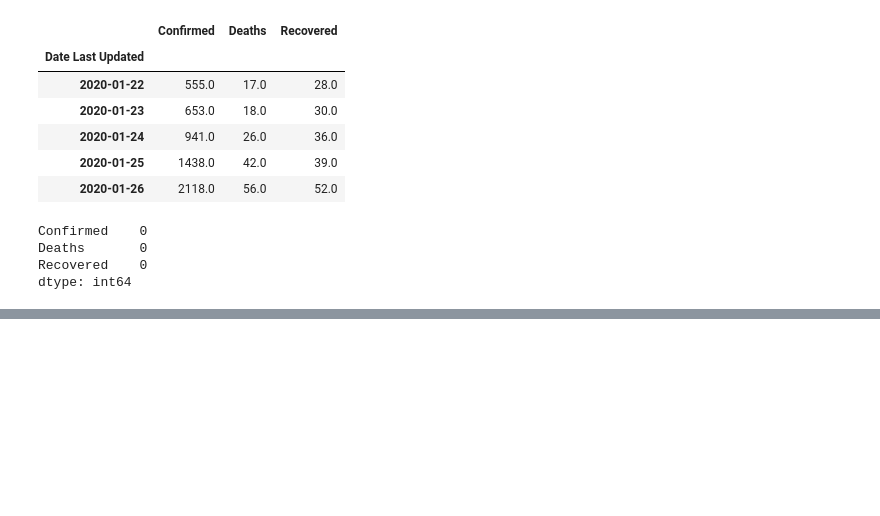
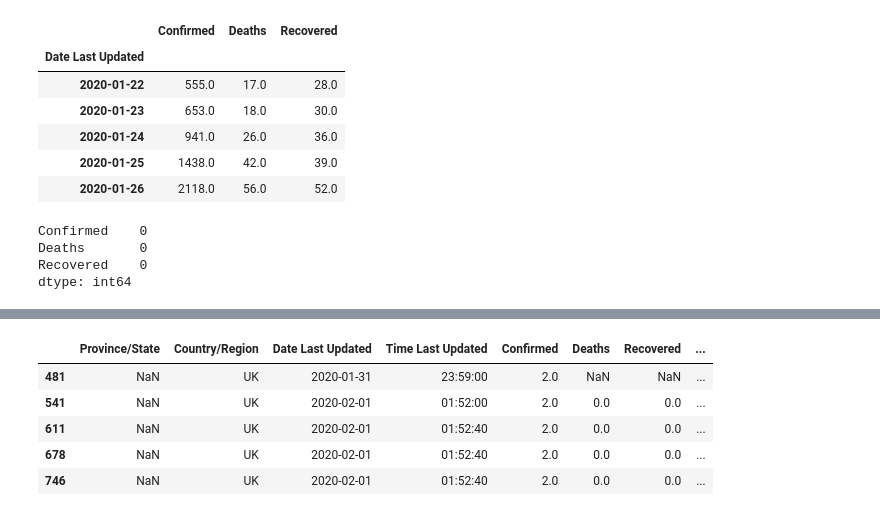
Before and after one commit to eytanohana/COVID-19, a Jupyter notebook: Data Exploration.ipynb, the cells around one changed output, grey strips where cells are left out. Saved outputs shown, nothing was run; the diff lists cells and outputs as text; code cells hidden in the pictures; blank space fills up the shorter version.

```diff
--- a/Data Exploration.ipynb
+++ b/Data Exploration.ipynb
@@ -107 +124,11 @@ dtype: int64
+# %%
+uk = df[df['Country/Region'] == 'UK']
+uk.head()
+# %% [output]
+|  | Province/State | Country/Region | Date Last Updated | Time Last Updated | Confirmed | Deaths | Recovered | ... |
+| 481 | NaN | UK | 2020-01-31 | 23:59:00 | 2.0 | NaN | NaN | ... |
+| 541 | NaN | UK | 2020-02-01 | 01:52:00 | 2.0 | 0.0 | 0.0 | ... |
+| 611 | NaN | UK | 2020-02-01 | 01:52:40 | 2.0 | 0.0 | 0.0 | ... |
+| 678 | NaN | UK | 2020-02-01 | 01:52:40 | 2.0 | 0.0 | 0.0 | ... |
+| 746 | NaN | UK | 2020-02-01 | 01:52:40 | 2.0 | 0.0 | 0.0 | ... |
 # %%
```
Also changed, not shown: parts of 9 cells of this notebook.
